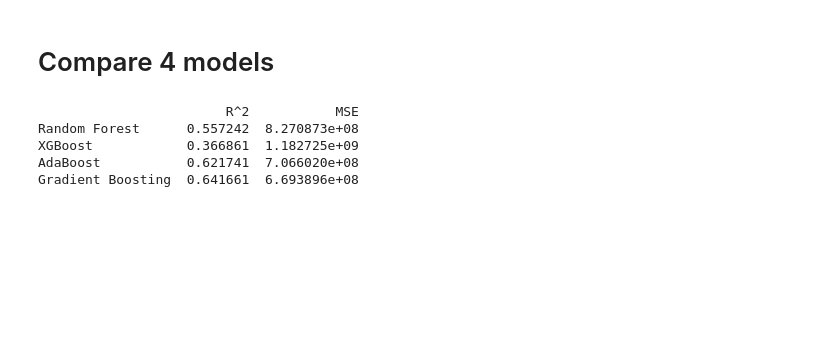
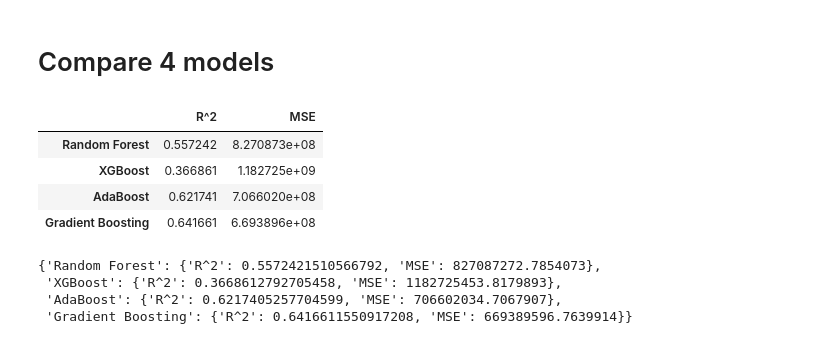
Before and after one commit to tiviluson/AIO_2024_note, a Jupyter notebook: Module_3/Source Codes/Ada-Gra Boost/AGBoost.ipynb, the cells around one changed output. Saved outputs shown, nothing was run; the diff lists cells and outputs as text; code cells hidden in the pictures; blank space fills up the shorter version.

```diff
--- a/Module_3/Source Codes/Ada-Gra Boost/AGBoost.ipynb
+++ b/Module_3/Source Codes/Ada-Gra Boost/AGBoost.ipynb
@@ -24,6 +19,6 @@ To: /content/employee_data.csv
 # %%
 # data = pd.read_csv('/content/drive/MyDrive/Exam Module 3/Datasets/RForest, Ada XGBoost /employee_data.csv')
-data = pd.read_csv('/content/employee_data.csv')
+data = pd.read_csv('employee_data.csv')
 data.head()
 # %% [output]
 |  | ID | Gender | Experience (Years) | Position | Salary |
@@ -252,36 +242,43 @@ from sklearn.ensemble import AdaBoostRegressor, GradientBoostingRegressor, Rando
 from xgboost import XGBRegressor
 from sklearn.metrics import mean_squared_error, r2_score
 
 # Initialize models
 models = {
     'Random Forest': RandomForestRegressor(n_estimators=50, random_state=42),
     'XGBoost': XGBRegressor(n_estimators=50, random_state=42),
     'AdaBoost': AdaBoostRegressor(n_estimators=50, random_state=42),
     'Gradient Boosting': GradientBoostingRegressor(n_estimators=50, random_state=42)
 }
 
 # Evaluate models
 results = {}
 
 for name, model in models.items():
     # Train the model
     model.fit(X_train, y_train)
 
     # Predict on the test set
     y_pred = model.predict(X_test)
 
     # Calculate R^2 and MSE
     r2 = r2_score(y_test, y_pred)
     mse = mean_squared_error(y_test, y_pred)
 
     results[name] = {'R^2': r2, 'MSE': mse}
 
 # Display results
 results_df = pd.DataFrame(results).T
-print(results_df)
+results_df
 # %% [output]
-                        R^2           MSE
-Random Forest      0.557242  8.270873e+08
-XGBoost            0.366861  1.182725e+09
-AdaBoost           0.621741  7.066020e+08
-Gradient Boosting  0.641661  6.693896e+08
+|  | R^2 | MSE |
+| Random Forest | 0.557242 | 8.270873e+08 |
+| XGBoost | 0.366861 | 1.182725e+09 |
+| AdaBoost | 0.621741 | 7.066020e+08 |
+| Gradient Boosting | 0.641661 | 6.693896e+08 |
+# %%
+results
+# %% [output]
+{'Random Forest': {'R^2': 0.5572421510566792, 'MSE': 827087272.7854073},
+ 'XGBoost': {'R^2': 0.3668612792705458, 'MSE': 1182725453.8179893},
+ 'AdaBoost': {'R^2': 0.6217405257704599, 'MSE': 706602034.7067907},
+ 'Gradient Boosting': {'R^2': 0.6416611550917208, 'MSE': 669389596.7639914}}
```
Also changed, not shown: parts of 5 cells of this notebook, 23 other files.
